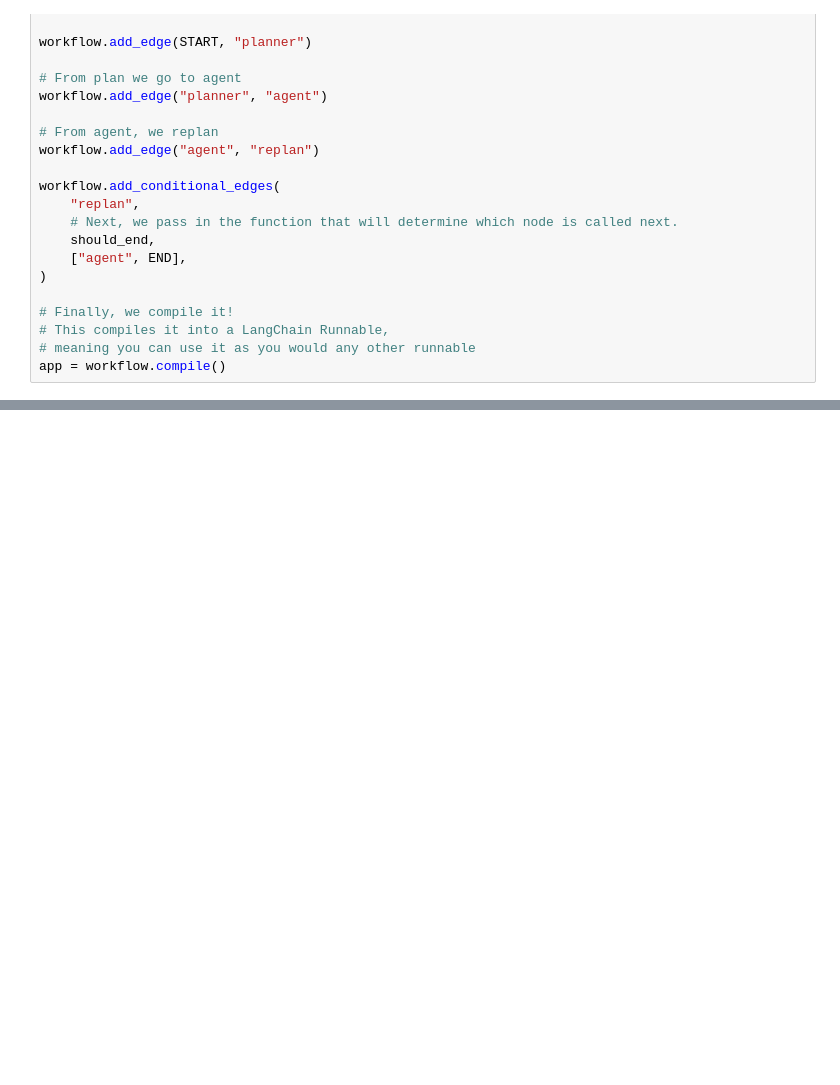
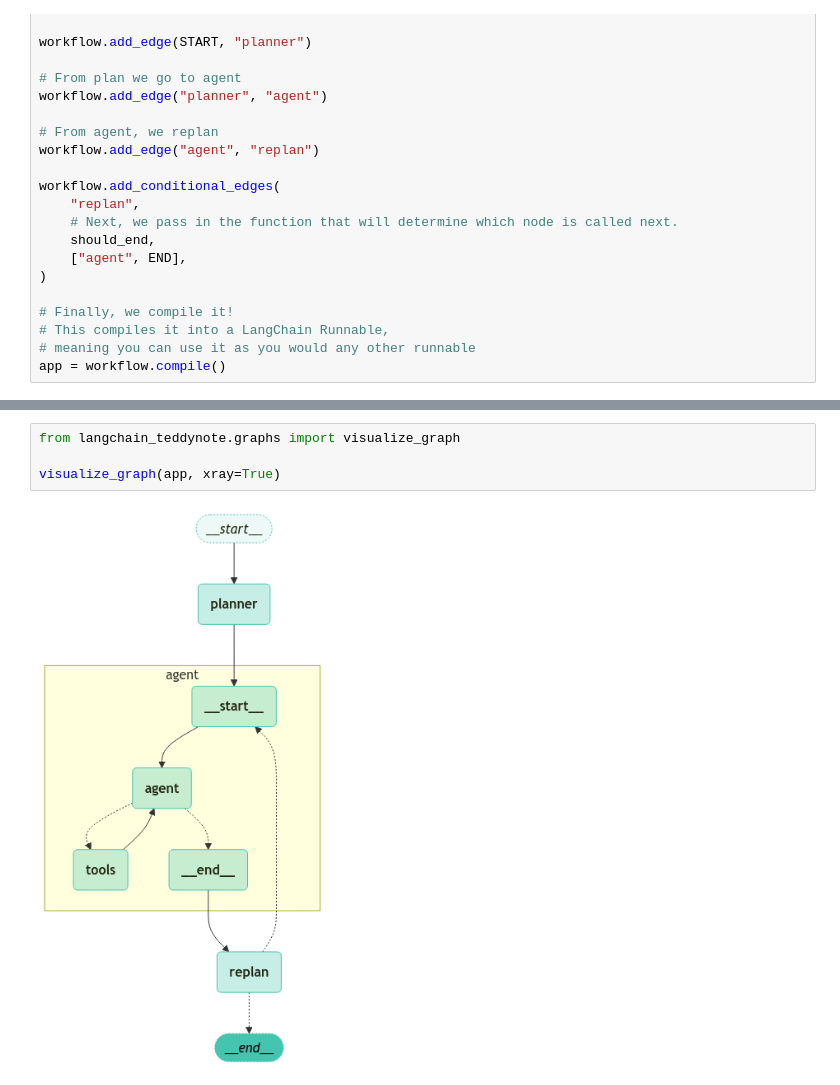
Before and after one commit to leebaro/langgraph, a Jupyter notebook: docs/docs/tutorials/plan-and-execute/plan-and-execute_ko.ipynb, the cells around one changed output, grey strips where cells are left out. Drawn from its saved outputs; the diff is of its cells as text; blank space fills up the shorter version.

```diff
--- a/docs/docs/tutorials/plan-and-execute/plan-and-execute_ko.ipynb
+++ b/docs/docs/tutorials/plan-and-execute/plan-and-execute_ko.ipynb
@@ -269,3 +293,9 @@ display(Image(app.get_graph(xray=True).draw_mermaid_png()))
+# %%
+from langchain_teddynote.graphs import visualize_graph
+
+visualize_graph(app, xray=True)
+# %% [output]
+[figure, added]
 # %%
 config = {"recursion_limit": 50}
 inputs = {"input": "what is the hometown of the mens 2024 Australia open winner?"}
```
Also changed, not shown: parts of 16 cells of this notebook.
